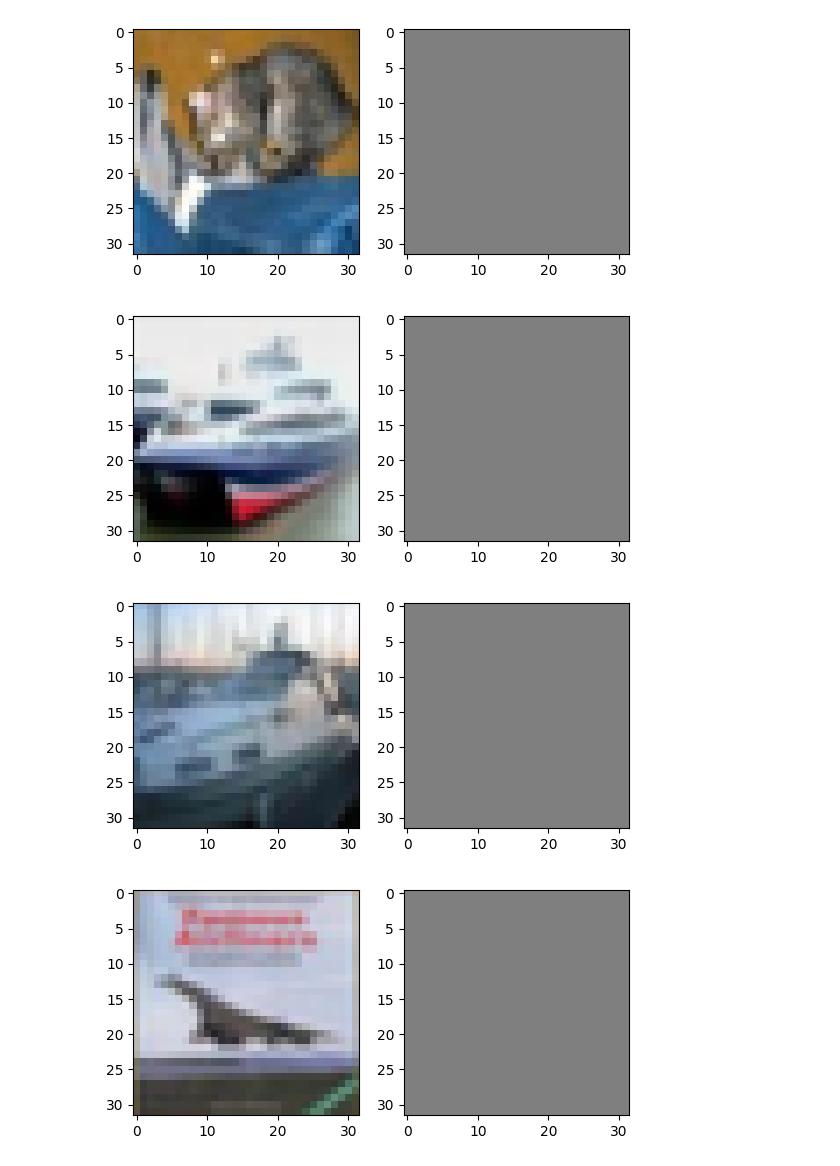
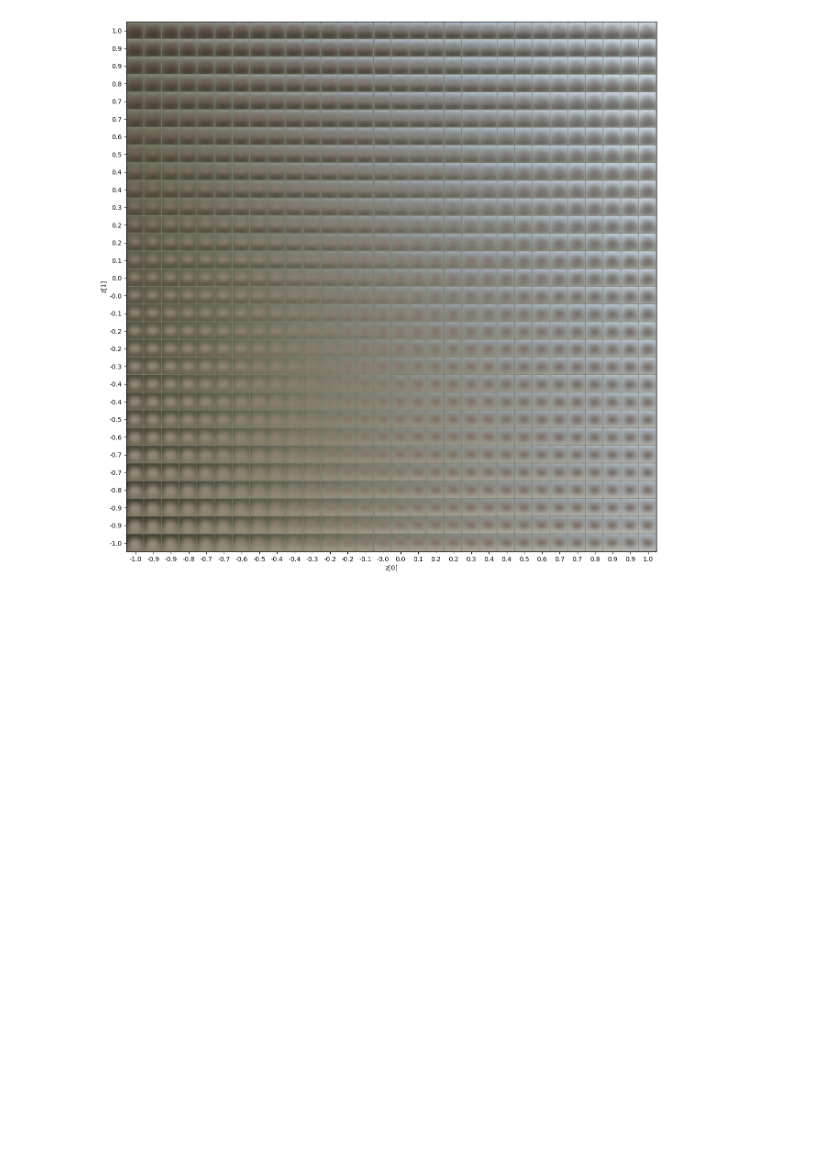
Before and after one commit to ScaleMind-C9308A/DecodeItAll, a Jupyter notebook: distanglement_learning/vae/cifar10/cifar.ipynb, the cells around one changed output. Drawn from its saved outputs; the diff is of its cells as text; code cells hidden in the pictures; blank space fills up the shorter version.

```diff
--- a/distanglement_learning/vae/cifar10/cifar.ipynb
+++ b/distanglement_learning/vae/cifar10/cifar.ipynb
@@ -67,4 +57 @@ class CNNCifar10(nn.Module):
-# %%
-def gaussian_kls(mu, logvar):
-    return ((mu**2 + logvar.exp() - 1 - logvar) / 2).mean()
 # %%
@@ -94,14 +75,17 @@ Files already downloaded and verified
 196 40
+# %%
+def gaussian_kls(mu, logvar):
+    kld_loss = -0.5 * torch.sum(1 + logvar - mu.pow(2) - logvar.exp(), dim=1)
+    return torch.mean(kld_loss)
 # %%
-device = torch.device("cuda" if torch.cuda.is_available() else "cpu", index = 1)
+device = torch.device("cuda" if torch.cuda.is_available() else "cpu", index = 0)
 
 model = CNNCifar10().to(device)
 
-optimizer = Adam(params = model.parameters(), lr=5e-03, weight_decay=1e-03)
+optimizer = Adam(params = model.parameters(), lr=0.001)
 
-epochs = 1000
+recon_loss = nn.BCELoss(reduction='none')
 
-scheduler = CosineAnnealingLR(optimizer, epochs*len(train_dl))
-
-loss_fn = nn.BCELoss()
+def loss_fn(recon_x, x):
+    return torch.mean(torch.sum(recon_loss(recon_x, x), dim=(1,2,3)))
 # %%
@@ -155,17 +158,33 @@ Epoch: 11 - TrainLoss: 0.6931471824645996 - ValidLoss: 0.6931471869349479
 # %%
-model.eval()
-with torch.no_grad():
-    for test_case_idx in tqdm(range(10)):
-        valid_img, _ = testset[test_case_idx]
-        valid_img = valid_img.unsqueeze(dim=0).to(device)
+size = 32
+scale = 1.0
+n = 30
+figure = np.zeros((size * n, size * n, 3))
 
-        gen_img, _, _ = model(valid_img)
+grid_x = np.linspace(-scale, scale, n)
+grid_y = np.linspace(-scale, scale, n)[::-1]
 
-        f, axarr = plt.subplots(1, 2)
-        axarr[0].imshow(valid_img[0].cpu().permute(1, -1, 0).numpy())
-        axarr[1].imshow(gen_img[0].cpu().permute(1, -1, 0).numpy())
+for i, yi in enumerate(grid_y):
+    for j, xi in enumerate(grid_x):
+        z_sample = torch.tensor([[xi, yi]]).to(device, dtype=torch.float)
+        x_decoded = model.decoder(z_sample)
+        digit = x_decoded[0].permute(1, -1, 0).detach().cpu().numpy()
+        figure[
+            i * size : (i + 1) * size,
+            j * size : (j + 1) * size,
+        ] = digit
+
+plt.figure(figsize=(15, 15))
+start_range = size // 2
+end_range = n * size + start_range
+pixel_range = np.arange(start_range, end_range, size)
+sample_range_x = np.round(grid_x, 1)
+sample_range_y = np.round(grid_y, 1)
+plt.xticks(pixel_range, sample_range_x)
+plt.yticks(pixel_range, sample_range_y)
+plt.xlabel("z[0]")
+plt.ylabel("z[1]")
+plt.imshow(figure, cmap="Greys_r")
+plt.show()
 # %% [output]
-[figure, old version]
+[figure, new version]
-[figure, removed]
-[figure, removed]
-[figure, removed]
```
Also changed, not shown: parts of 4 cells of this notebook.
